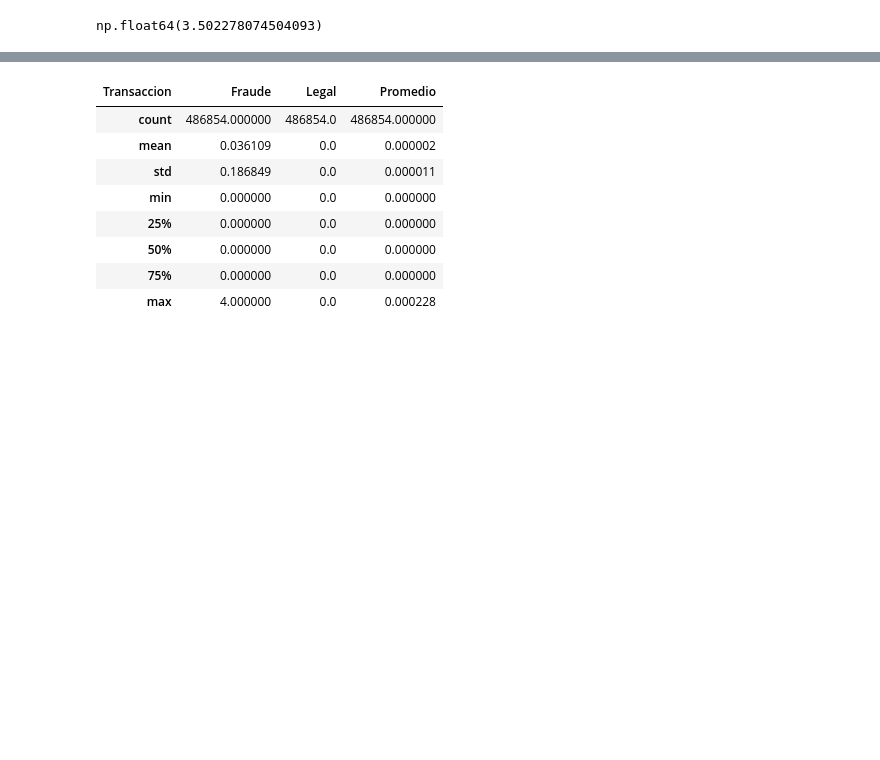
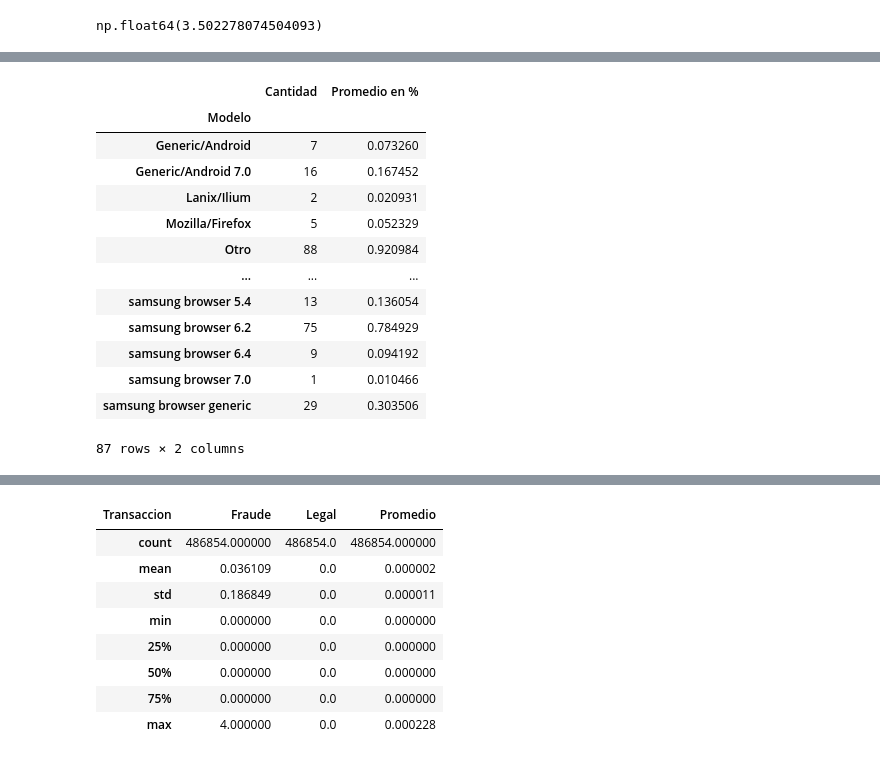
Before and after one commit to Brucejr09/Org-de-Datos-106828, a Jupyter notebook: analisis.ipynb, the cells around one changed output, grey strips where cells are left out. Cells and saved outputs as stored; diff of their text form; code cells hidden in the pictures; blank space fills up the shorter version.

```diff
--- a/analisis.ipynb
+++ b/analisis.ipynb
@@ -149,0 +279,8 @@ np.float64(3.502278074504093)
+# %%
+analisis_modelo = analisis.groupby("Modelo").count()
+# %%
+analisis_modelo = analisis_modelo.rename(columns={"Dispositivo":"Cantidad"})
+# %%
+analisis_modelo["Promedio en %"] = analisis_modelo["Cantidad"] * 100 / analisis_modelo["Cantidad"].sum()
+# %%
+analisis_modelo.pop("Sistema")
@@ -149,0 +301,17 @@ np.float64(3.502278074504093)
+# %%
+analisis_modelo
+# %% [output]
+|  | Cantidad | Promedio en % |
+| Modelo |  |  |
+| Generic/Android | 7 | 0.073260 |
+| Generic/Android 7.0 | 16 | 0.167452 |
+| Lanix/Ilium | 2 | 0.020931 |
+| Mozilla/Firefox | 5 | 0.052329 |
+| Otro | 88 | 0.920984 |
+| ... | ... | ... |
+| samsung browser 5.4 | 13 | 0.136054 |
+| samsung browser 6.2 | 75 | 0.784929 |
+| samsung browser 6.4 | 9 | 0.094192 |
+| samsung browser 7.0 | 1 | 0.010466 |
+| samsung browser generic | 29 | 0.303506 |
+87 rows × 2 columns
```
Also changed, not shown: parts of 22 cells of this notebook, 1 other file.
